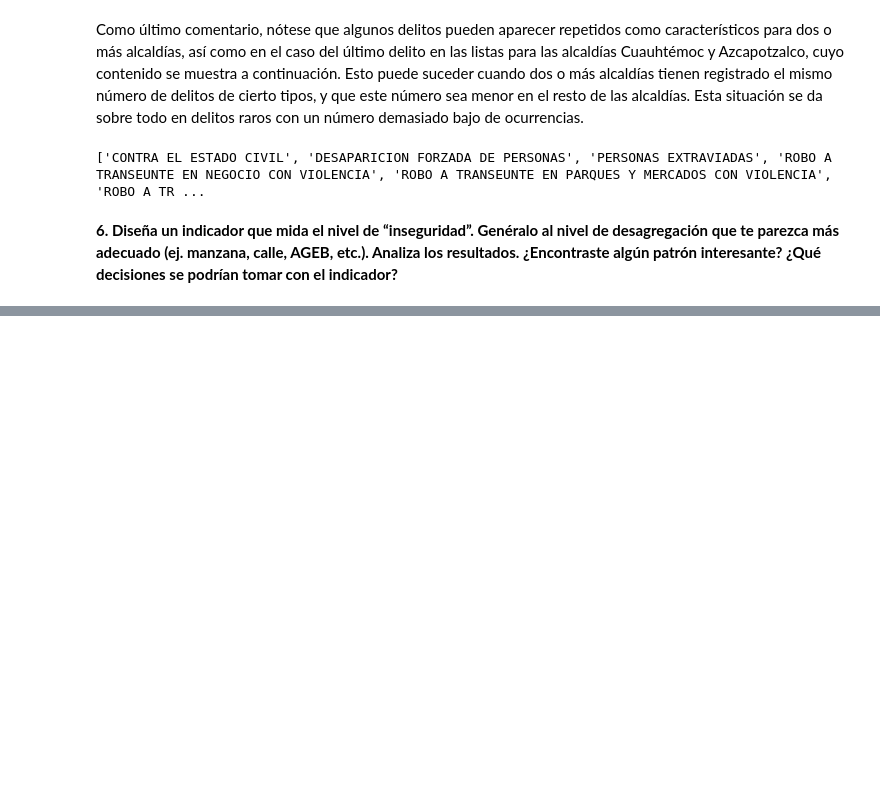
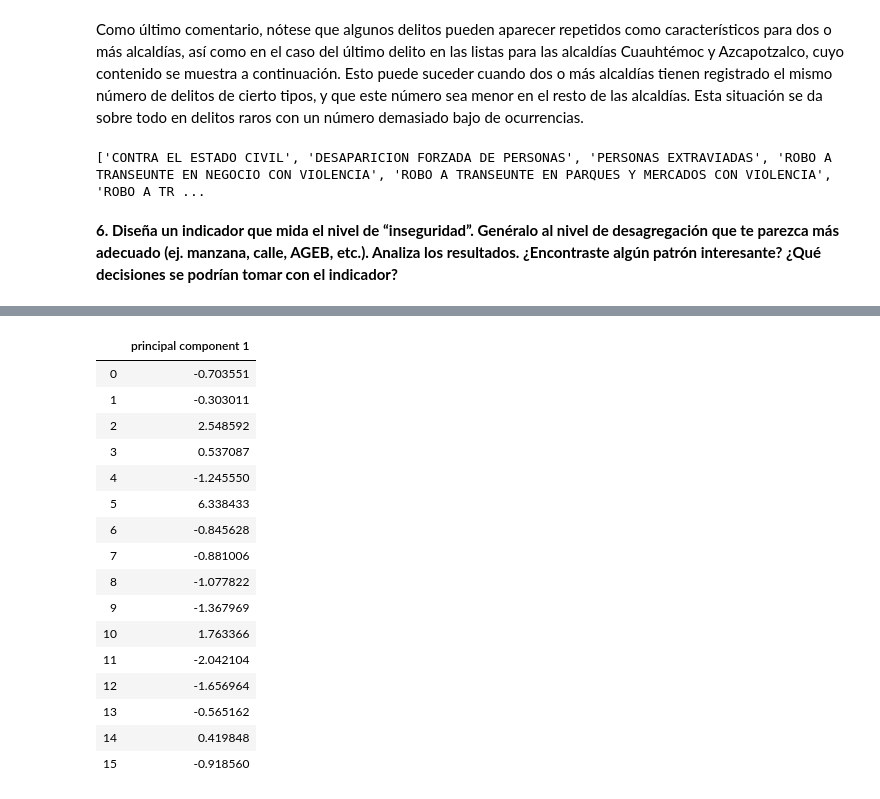
Before and after one commit to DarioDC/OPI, a Jupyter notebook: Examen_DarioDiazCuevas.ipynb, the cells around one changed output, grey strips where cells are left out. Drawn from its saved outputs; the diff is of its cells as text; code cells hidden in the pictures; blank space fills up the shorter version.

```diff
--- a/Examen_DarioDiazCuevas.ipynb
+++ b/Examen_DarioDiazCuevas.ipynb
@@ -794,0 +868,33 @@ del_cdmx
+# %%
+#matriz de observaciones
+X = alc_del_pob_pivot.values
+
+#scaling de los datos
+X = StandardScaler().fit_transform(X)
+# %%
+#aplicar pca y obtener la primera componente
+pca = PCA(n_components=1)
+
+pca_df = pca.fit_transform(X)
+
+#data frame con los resultados
+pd.DataFrame(data = pca_df
+             , columns = ['principal component 1'])
+# %% [output]
+|  | principal component 1 |
+| 0 | -0.703551 |
+| 1 | -0.303011 |
+| 2 | 2.548592 |
+| 3 | 0.537087 |
+| 4 | -1.245550 |
+| 5 | 6.338433 |
+| 6 | -0.845628 |
+| 7 | -0.881006 |
+| 8 | -1.077822 |
+| 9 | -1.367969 |
+| 10 | 1.763366 |
+| 11 | -2.042104 |
+| 12 | -1.656964 |
+| 13 | -0.565162 |
+| 14 | 0.419848 |
+| 15 | -0.918560 |
```
Also changed, not shown: parts of 16 cells of this notebook.
